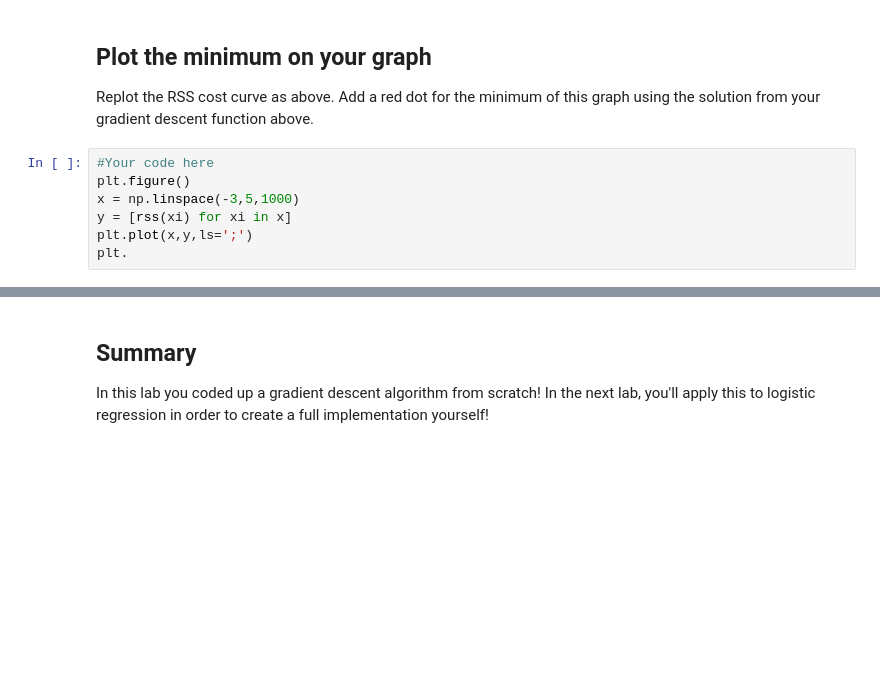
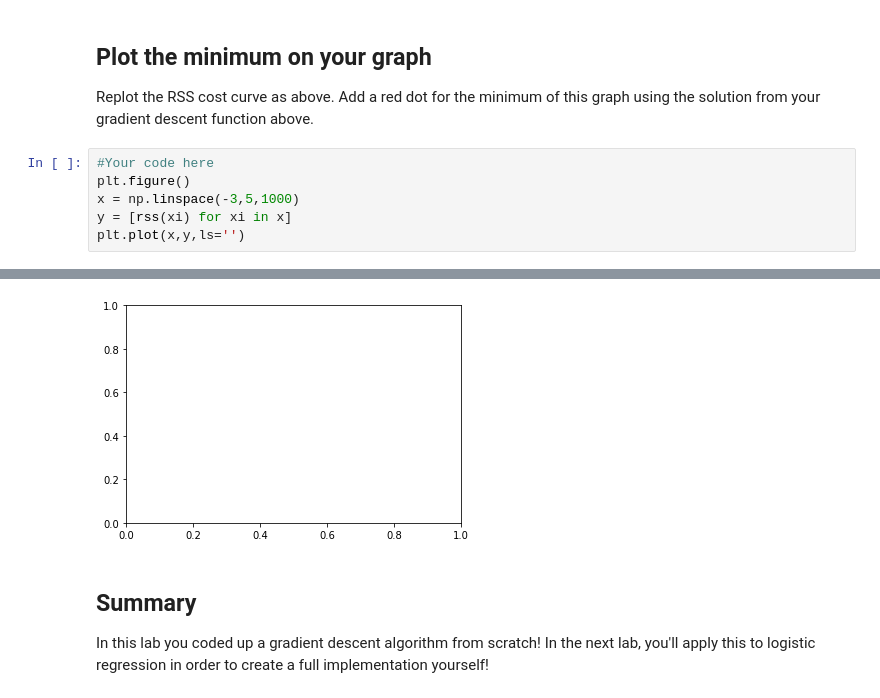
Before and after one commit to Patrickbfuller/dsc-3-30-05-gradient-descent-lab-seattle-ds-career-040119, a Jupyter notebook: index.ipynb, the cells around one changed output, grey strips where cells are left out. Drawn from its saved outputs; the diff is of its cells as text; blank space fills up the shorter version.

```diff
--- a/index.ipynb
+++ b/index.ipynb
@@ -141,6 +141,5 @@ Replot the RSS cost curve as above. Add a red dot for the minimum of this graph
 plt.figure()
 x = np.linspace(-3,5,1000)
 y = [rss(xi) for xi in x]
-plt.plot(x,y,ls=';')
-plt.
+plt.plot(x,y,ls='')
 # %% [output]
@@ -148,3 +147,4 @@ SyntaxError: invalid syntax (<ipython-input-24-9c33adb5235f>, line 6)
+[figure, added]
 # %% [markdown]
 ## Summary
 
```
Also changed, not shown: parts of 1 cell of this notebook.
